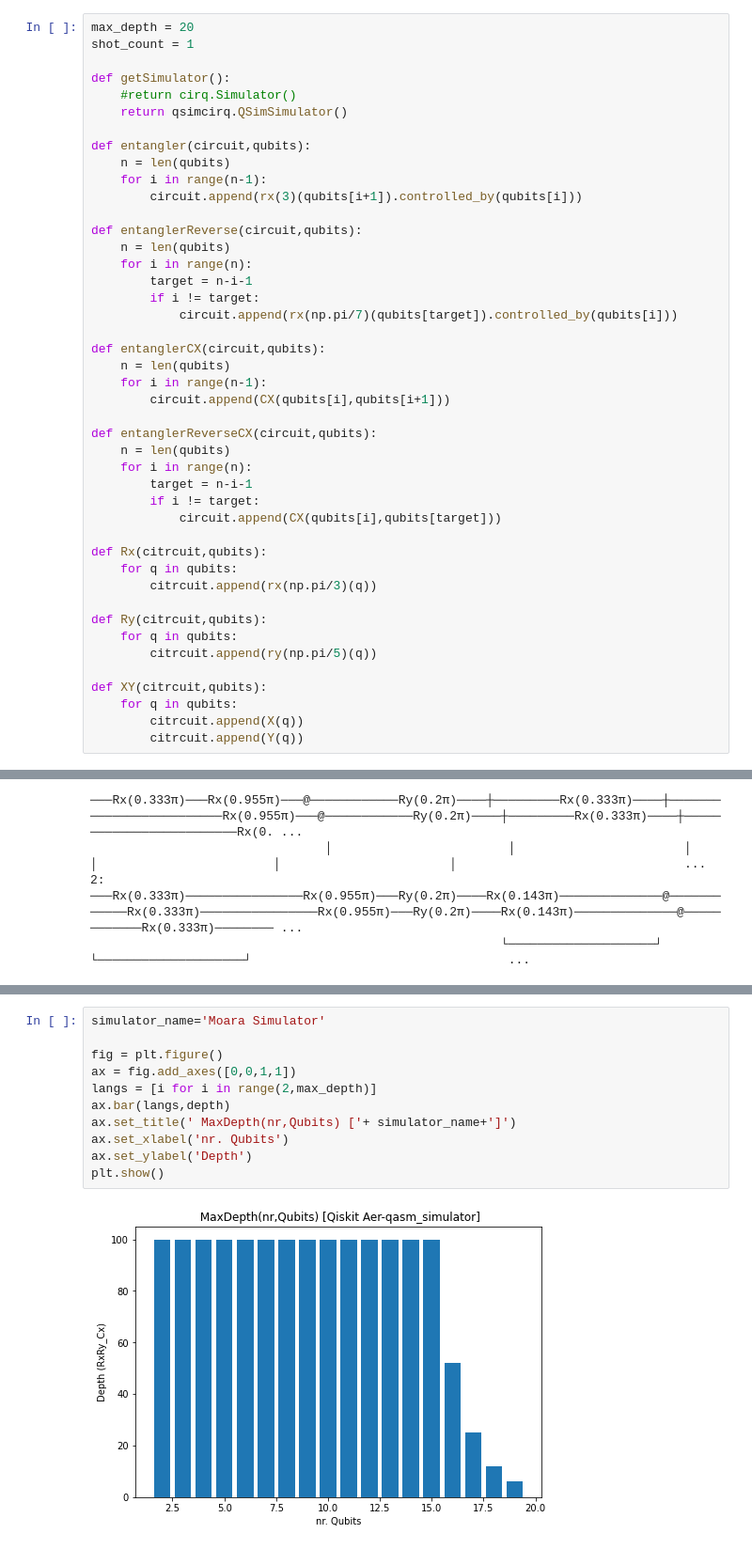
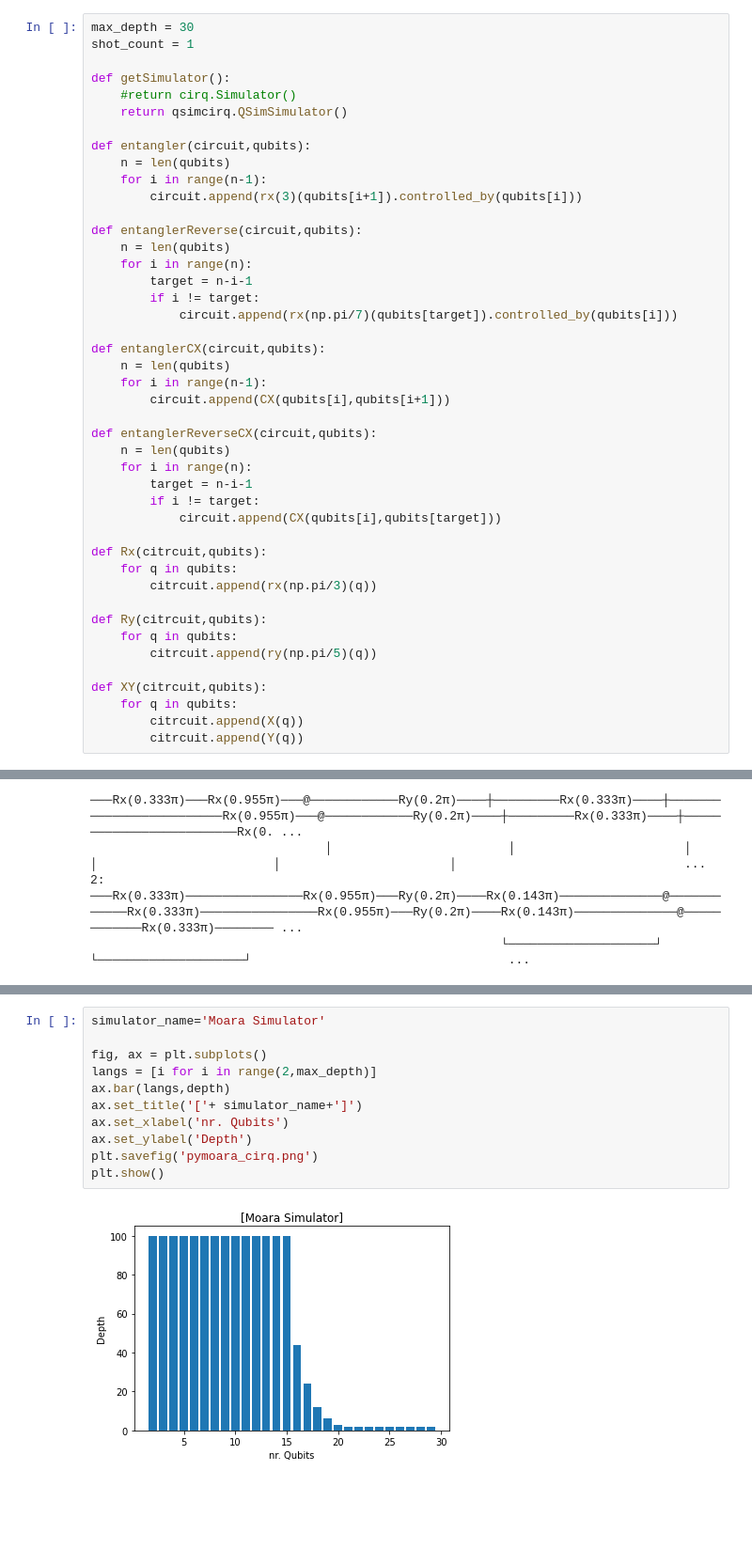
Before and after one commit to sorin-bolos/moara, a Jupyter notebook: pymoara/examples/benchmark_cirq.ipynb, the cells around one changed output, grey strips where cells are left out. Shown at 94% size. Cells and saved outputs as stored; diff of their text form; blank space fills up the shorter version.

```diff
--- a/pymoara/examples/benchmark_cirq.ipynb
+++ b/pymoara/examples/benchmark_cirq.ipynb
@@ -9,7 +9,7 @@ import numpy as np
 import time
 import matplotlib.pyplot as plt
 # %%
-max_depth = 20
+max_depth = 30
 shot_count = 1
 
 def getSimulator():
@@ -121,13 +121,13 @@ print(depth)
 # %%
 simulator_name='Moara Simulator'
 
-fig = plt.figure()
-ax = fig.add_axes([0,0,1,1])
+fig, ax = plt.subplots()
 langs = [i for i in range(2,max_depth)]
 ax.bar(langs,depth)
-ax.set_title(' MaxDepth(nr,Qubits) ['+ simulator_name+']')
+ax.set_title('['+ simulator_name+']')
 ax.set_xlabel('nr. Qubits')
 ax.set_ylabel('Depth')
+plt.savefig('pymoara_cirq.png')
 plt.show()
 # %% [output]
-[figure, old version]
+[figure, new version]
```
Also changed, not shown: parts of 2 cells of this notebook, 3 other files.
